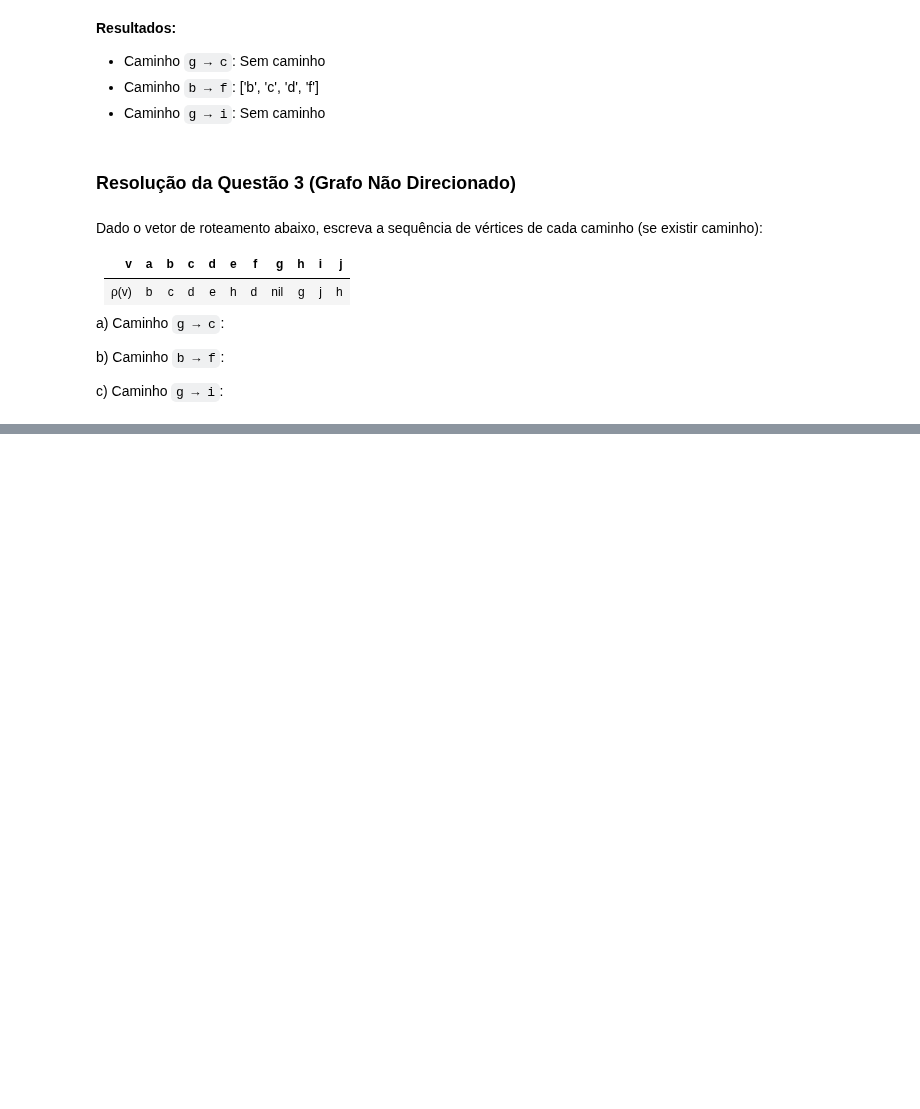
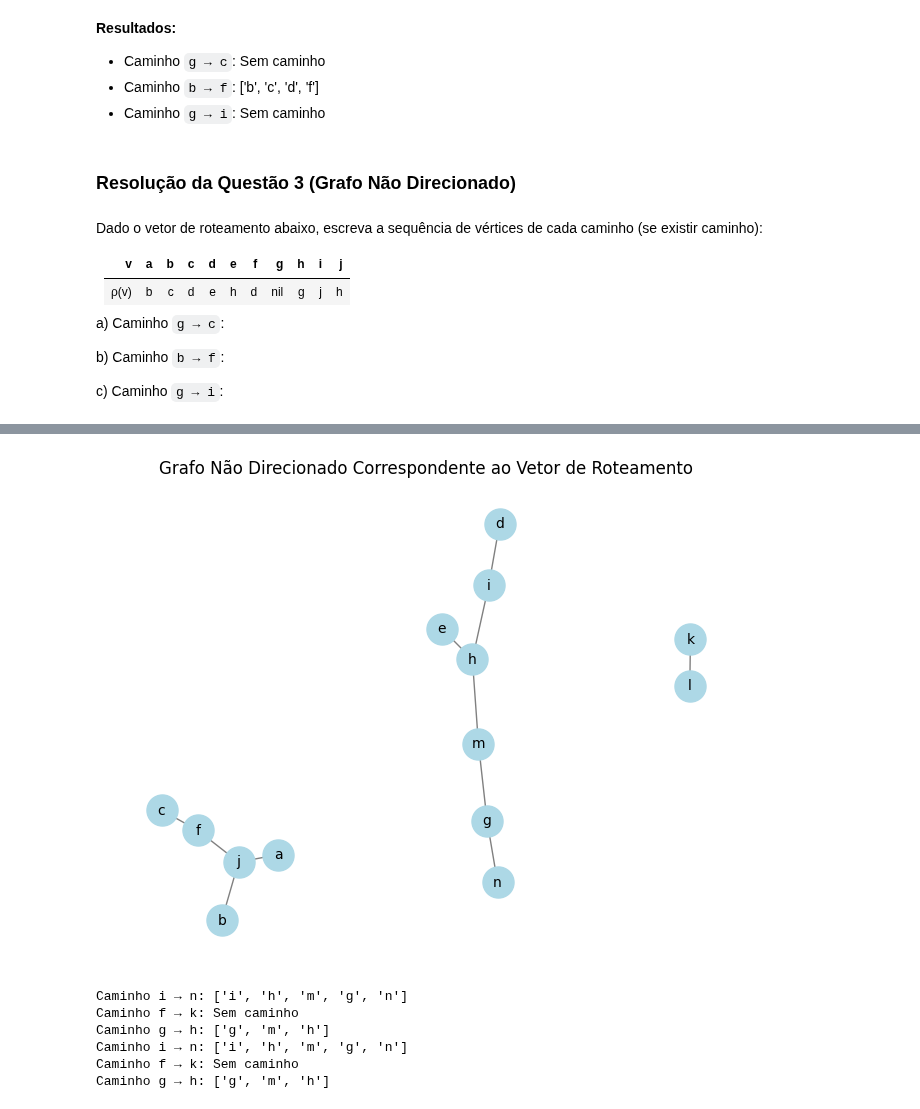
Before and after one commit to LeonardoVieiraGuimaraes/TeoriaGrafos, a Jupyter notebook: Aula06/Exercicíos.ipynb, the cells around one changed output, grey strips where cells are left out. Drawn from its saved outputs; the diff is of its cells as text; code cells hidden in the pictures; blank space fills up the shorter version.

```diff
--- a/Aula06/Exercicíos.ipynb
+++ b/Aula06/Exercicíos.ipynb
@@ -450,0 +323,80 @@ b) Comprimento do caminho `A → E`: 1
+# %%
+import networkx as nx
+import matplotlib.pyplot as plt
+
+# Função para calcular o caminho em grafos direcionados
+def calcular_caminho_direcionado(vetor_roteamento, inicio, destino):
+    caminho = [inicio]
+    while inicio != destino:
+        proximo = vetor_roteamento.get(inicio)
+        if proximo is None or proximo == 'nil':
+            return 'Sem caminho'
+        caminho.append(proximo)
+        inicio = proximo
+    return caminho
+
+# Função para calcular o caminho em grafos não direcionados
+def calcular_caminho_nao_direcionado(grafo, inicio, destino):
+    import networkx as nx
+    if nx.has_path(grafo, inicio, destino):
+        return nx.shortest_path(grafo, source=inicio, target=destino)
+    else:
+        return 'Sem caminho'
+
+# Vetor de roteamento representado como um dicionário
+vetor_roteamento = {
+    'a': 'j',
+    'b': 'j',
+    'c': 'f',
+    'd': 'i',
+    'e': 'h',
+    'f': None,
+    'g': 'm',
+    'h': 'i',
+    'i': None,
+    'j': 'f',
+    'f': 'j',
+    'l': 'k',
+    'm': 'h',
+    'n': 'g',
+
+}
+
+# Criar o grafo não direcionado com base no vetor de roteamento
+G = nx.Graph()
+arestas = [(v, destino) for v, destino in vetor_roteamento.items() if destino and destino != None]
+G.add_edges_from(arestas)
+
+# Plotar o grafo
+pos = nx.spring_layout(G)
+nx.draw(G, pos, with_labels=True, node_color='lightblue', edge_color='gray', node_size=500, font_size=10)
+plt.title('Grafo Não Direcionado Correspondente ao Vetor de Roteamento')
+plt.show()
+
+# Cálculo dos caminhos
+caminho_i_n = nx.shortest_path(G, source='i', target='n') if nx.has_path(G, 'i', 'n') else 'Sem caminho'
+caminho_f_k = nx.shortest_path(G, source='f', target='k') if nx.has_path(G, 'f', 'k') else 'Sem caminho'
+caminho_g_h = nx.shortest_path(G, source='g', target='h') if nx.has_path(G, 'g', 'h') else 'Sem caminho'
+
+# Exibir os resultados
+print(f'Caminho i → n: {caminho_i_n}')
+print(f'Caminho f → k: {caminho_f_k}')
+print(f'Caminho g → h: {caminho_g_h}')
+
+# Usando a função calcular_caminho_nao_direcionado
+caminho_i_n = calcular_caminho_nao_direcionado(G, 'i', 'n')
+caminho_f_k = calcular_caminho_nao_direcionado(G, 'f', 'k')
+caminho_g_h = calcular_caminho_nao_direcionado(G, 'g', 'h')
+
+# Exibir os resultados
+print(f'Caminho i → n: {caminho_i_n}')
+print(f'Caminho f → k: {caminho_f_k}')
+print(f'Caminho g → h: {caminho_g_h}')
+# %% [output]
+[figure, added]
+Caminho i → n: ['i', 'h', 'm', 'g', 'n']
+Caminho f → k: Sem caminho
+Caminho g → h: ['g', 'm', 'h']
+Caminho i → n: ['i', 'h', 'm', 'g', 'n']
+Caminho f → k: Sem caminho
+Caminho g → h: ['g', 'm', 'h']
```
Also changed, not shown: parts of 45 cells of this notebook, 1 other file.
